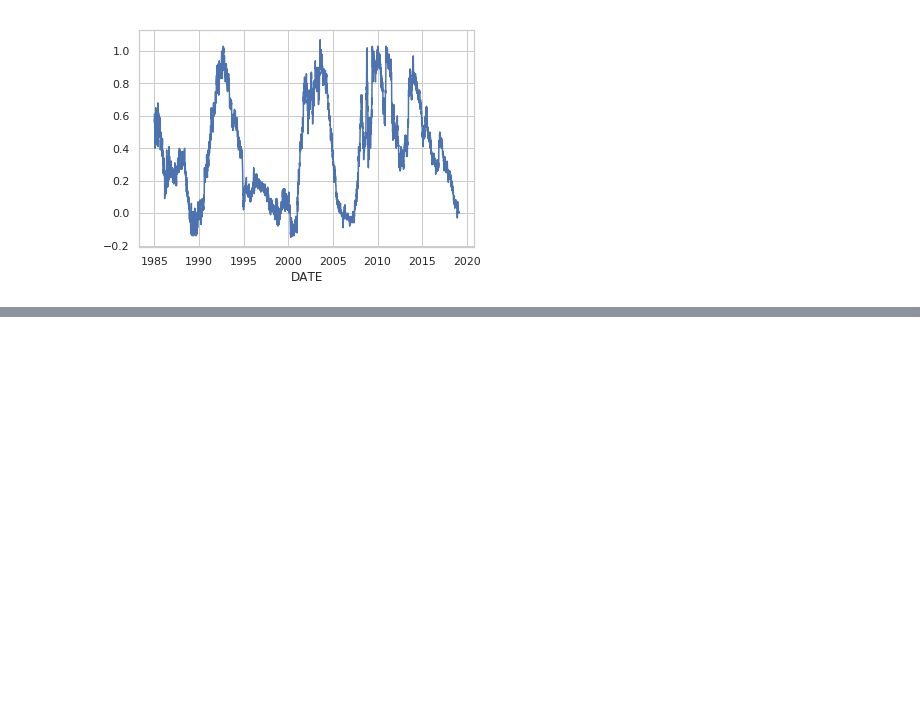
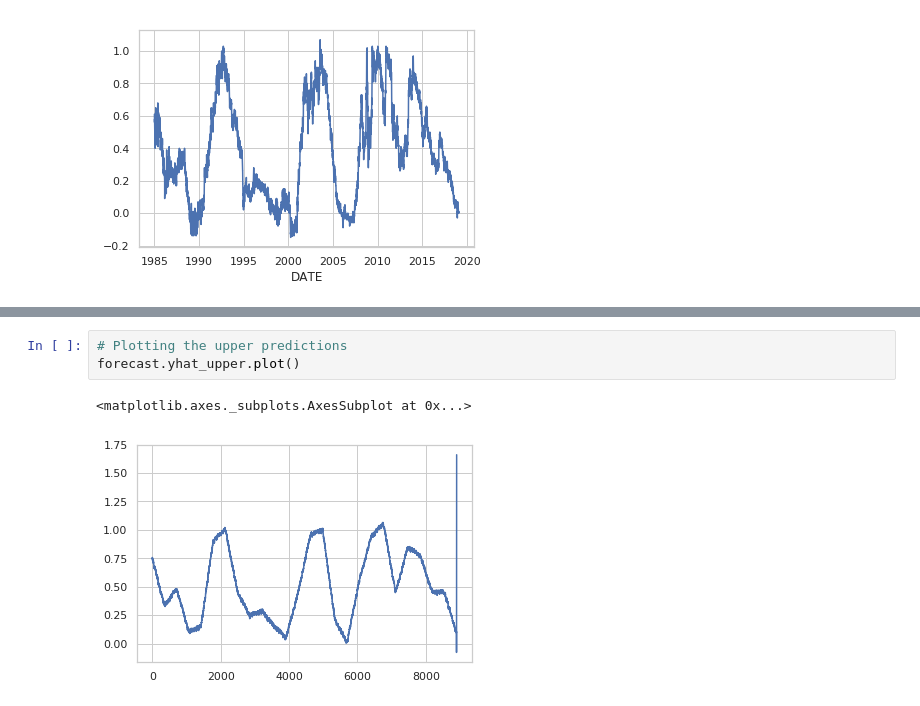
Before and after one commit to guyandtheworld/recession, a Jupyter notebook: model/Bond Analysis.ipynb, the cells around one changed output, grey strips where cells are left out. Drawn from its saved outputs; the diff is of its cells as text; blank space fills up the shorter version.

```diff
--- a/model/Bond Analysis.ipynb
+++ b/model/Bond Analysis.ipynb
@@ -115,0 +136,6 @@ rmse
+# %%
+# Plotting the upper predictions
+forecast.yhat_upper.plot()
+# %% [output]
+<matplotlib.axes._subplots.AxesSubplot at 0x...>
+[figure, added]
```
Also changed, not shown: parts of 18 cells of this notebook.
